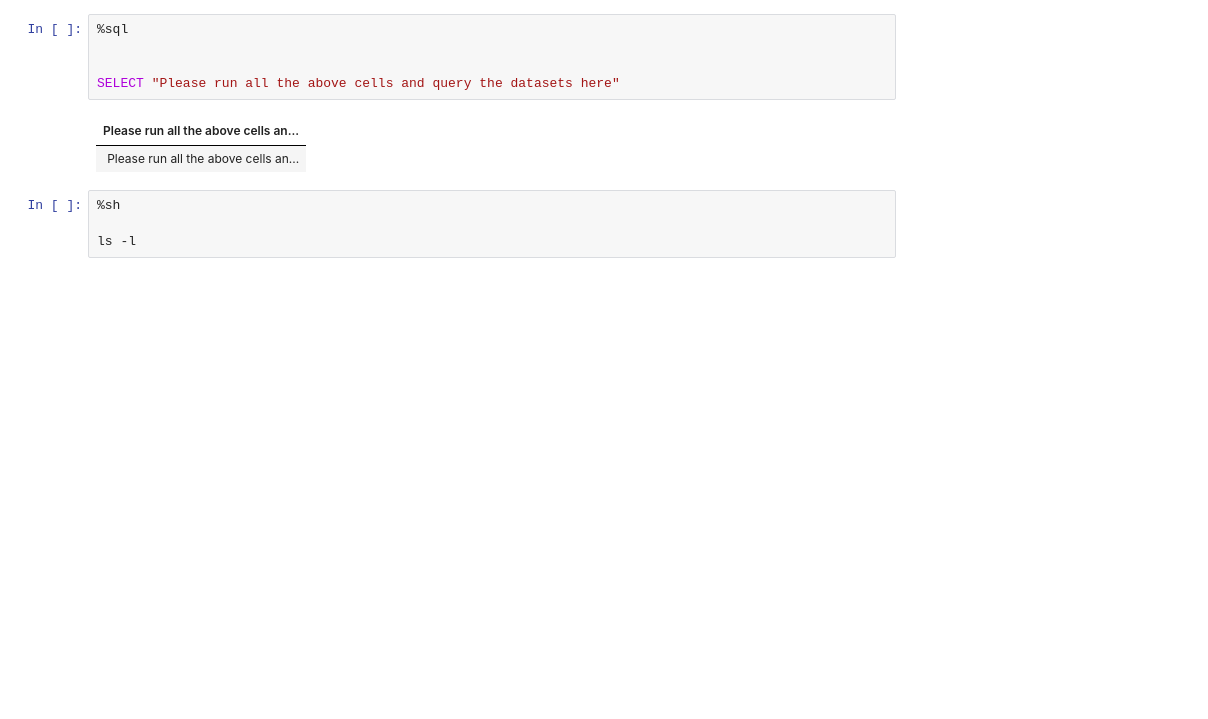
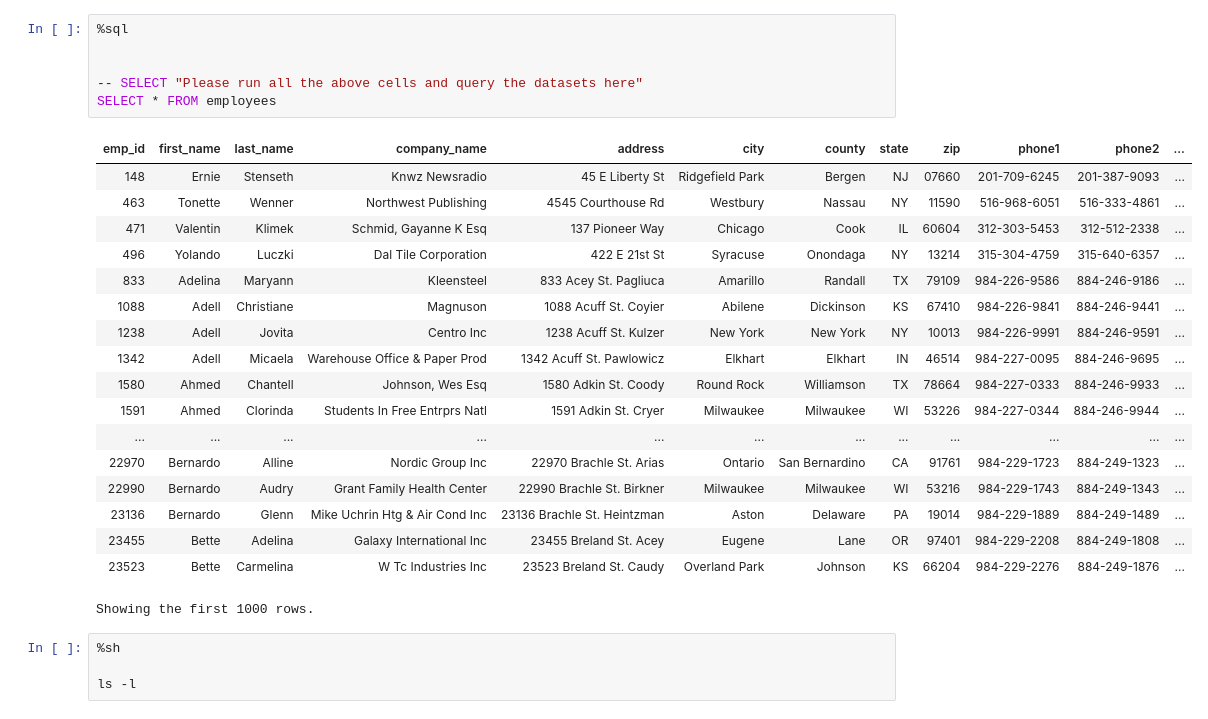
Before and after one commit to kingarjun93/VaccinationDrive, a Jupyter notebook: VaccinationDrive.ipynb, the cells around one changed output. Drawn from its saved outputs; the diff is of its cells as text; blank space fills up the shorter version.

```diff
--- a/VaccinationDrive.ipynb
+++ b/VaccinationDrive.ipynb
@@ -224,11 +239,28 @@ estimatedCompletion.registerTempTable("estimatedCompletion")
 # %%
 %sql
 
 
-SELECT "Please run all the above cells and query the datasets here"
+-- SELECT "Please run all the above cells and query the datasets here"
+SELECT * FROM employees
 # %% [output]
-| Please run all the above cells an... |
-| Please run all the above cells an... |
+| emp_id | first_name | last_name | company_name | address | city | county | state | zip | phone1 | phone2 | ... |
+| 148 | Ernie | Stenseth | Knwz Newsradio | 45 E Liberty St | Ridgefield Park | Bergen | NJ | 07660 | 201-709-6245 | 201-387-9093 | ... |
+| 463 | Tonette | Wenner | Northwest Publishing | 4545 Courthouse Rd | Westbury | Nassau | NY | 11590 | 516-968-6051 | 516-333-4861 | ... |
+| 471 | Valentin | Klimek | Schmid, Gayanne K Esq | 137 Pioneer Way | Chicago | Cook | IL | 60604 | 312-303-5453 | 312-512-2338 | ... |
+| 496 | Yolando | Luczki | Dal Tile Corporation | 422 E 21st St | Syracuse | Onondaga | NY | 13214 | 315-304-4759 | 315-640-6357 | ... |
+| 833 | Adelina | Maryann | Kleensteel | 833 Acey St. Pagliuca | Amarillo | Randall | TX | 79109 | 984-226-9586 | 884-246-9186 | ... |
+| 1088 | Adell | Christiane | Magnuson | 1088 Acuff St. Coyier | Abilene | Dickinson | KS | 67410 | 984-226-9841 | 884-246-9441 | ... |
+| 1238 | Adell | Jovita | Centro Inc | 1238 Acuff St. Kulzer | New York | New York | NY | 10013 | 984-226-9991 | 884-246-9591 | ... |
+| 1342 | Adell | Micaela | Warehouse Office & Paper Prod | 1342 Acuff St. Pawlowicz | Elkhart | Elkhart | IN | 46514 | 984-227-0095 | 884-246-9695 | ... |
+| 1580 | Ahmed | Chantell | Johnson, Wes Esq | 1580 Adkin St. Coody | Round Rock | Williamson | TX | 78664 | 984-227-0333 | 884-246-9933 | ... |
+| 1591 | Ahmed | Clorinda | Students In Free Entrprs Natl | 1591 Adkin St. Cryer | Milwaukee | Milwaukee | WI | 53226 | 984-227-0344 | 884-246-9944 | ... |
+| ... | ... | ... | ... | ... | ... | ... | ... | ... | ... | ... | ... |
+| 22970 | Bernardo | Alline | Nordic Group Inc | 22970 Brachle St. Arias | Ontario | San Bernardino | CA | 91761 | 984-229-1723 | 884-249-1323 | ... |
+| 22990 | Bernardo | Audry | Grant Family Health Center | 22990 Brachle St. Birkner | Milwaukee | Milwaukee | WI | 53216 | 984-229-1743 | 884-249-1343 | ... |
+| 23136 | Bernardo | Glenn | Mike Uchrin Htg & Air Cond Inc | 23136 Brachle St. Heintzman | Aston | Delaware | PA | 19014 | 984-229-1889 | 884-249-1489 | ... |
+| 23455 | Bette | Adelina | Galaxy International Inc | 23455 Breland St. Acey | Eugene | Lane | OR | 97401 | 984-229-2208 | 884-249-1808 | ... |
+| 23523 | Bette | Carmelina | W Tc Industries Inc | 23523 Breland St. Caudy | Overland Park | Johnson | KS | 66204 | 984-229-2276 | 884-249-1876 | ... |
+Showing the first 1000 rows.
 # %%
 %sh
 
```
Also changed, not shown: parts of 2 cells of this notebook, 1 other file.
